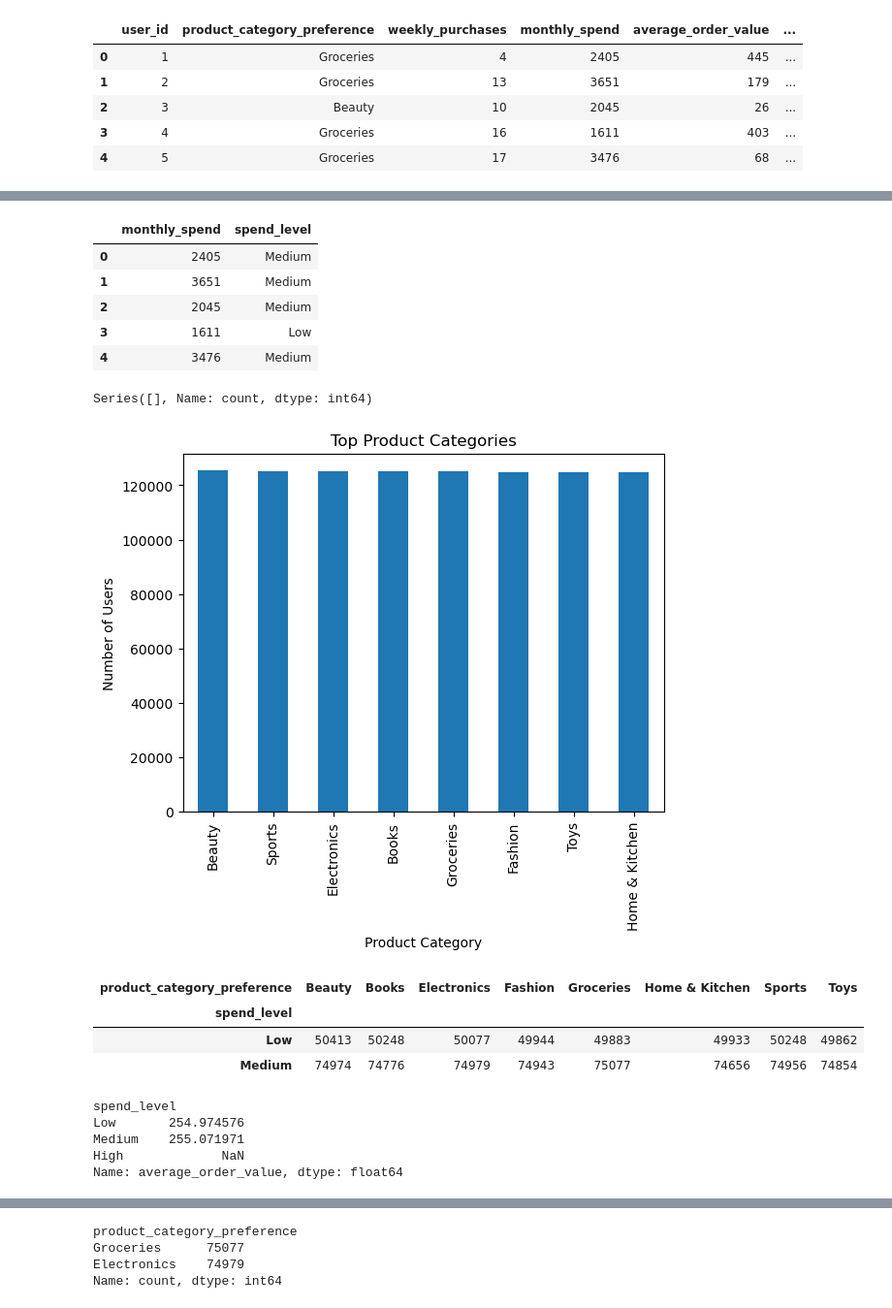
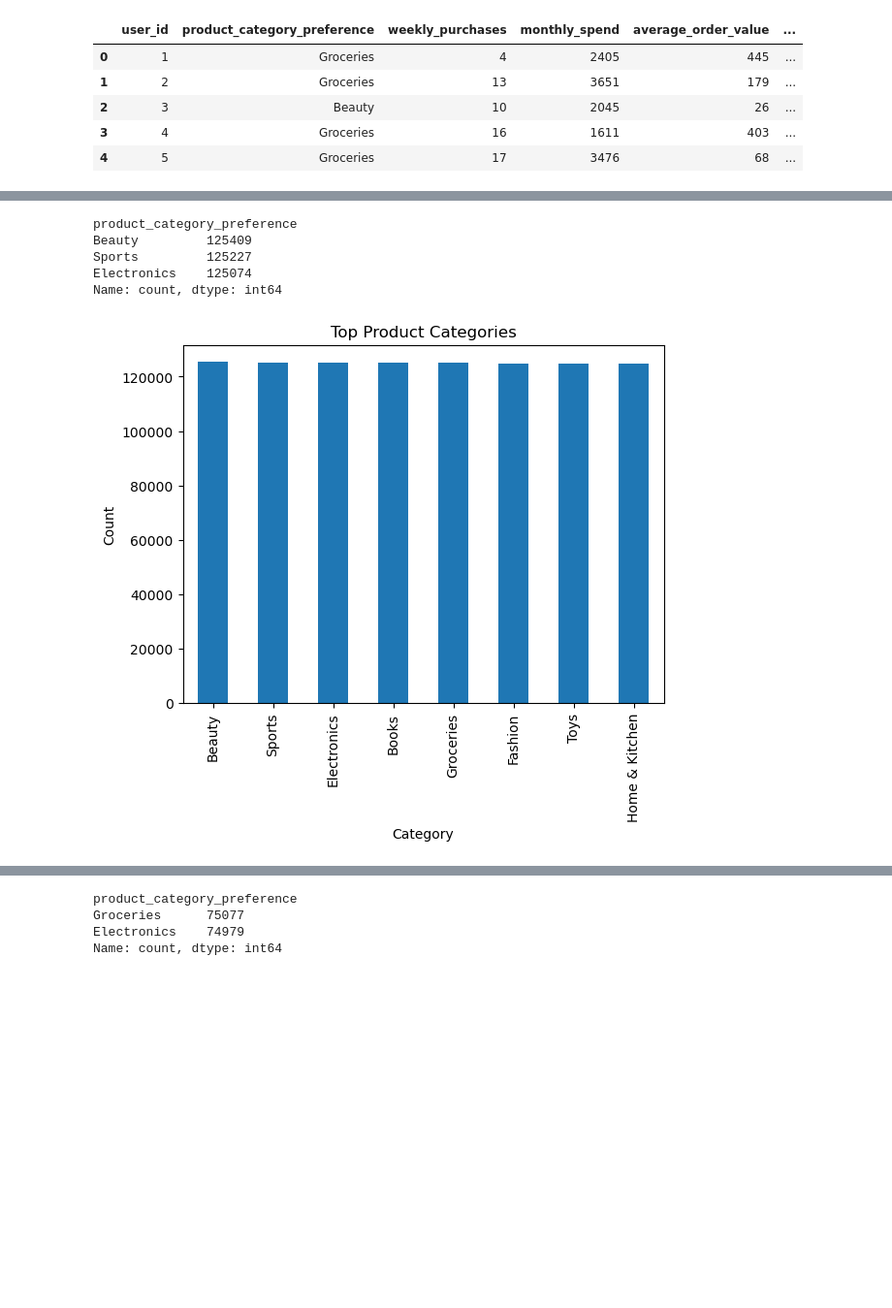
Before and after one commit to nandinisaitangella-tech/ecommerce_recommendation_project, a Jupyter notebook: notebooks/step1_load_data.ipynb, the cells around one changed output, grey strips where cells are left out. Shown at 97% size. Cells and saved outputs as stored; diff of their text form; code cells hidden in the pictures; blank space fills up the shorter version.

Commit message:
Step 1: Data loading completed with clean structure

```diff
--- a/notebooks/step1_load_data.ipynb
+++ b/notebooks/step1_load_data.ipynb
@@ -20,0 +17,14 @@ customer_df = pd.read_csv("../data/customer_behavior.csv")
+# %%
+import os
+from dotenv import load_dotenv
+import pandas as pd
+
+load_dotenv()
+
+print(os.getenv("CUSTOMER_DATA_PATH"))
+print(os.getenv("PRODUCT_DATA_PATH"))
+
+df1 = pd.read_csv(os.getenv("CUSTOMER_DATA_PATH"))
+df2 = pd.read_csv(os.getenv("PRODUCT_DATA_PATH"))
+
+print("Loaded successfully ✅")
@@ -113,23 +92,21 @@ os.listdir("../data")
 # %%
-df_reco = df_reco.copy()
+#spend levels
+
+df_reco =df1[features].copy()
 
 df_reco['spend_level'] = pd.cut(
     df_reco['monthly_spend'],
     bins=[0, 2000, 5000, 10000],
     labels=['Low', 'Medium', 'High']
 )
-
-df_reco[['monthly_spend', 'spend_level']].head()
-# %% [output]
-|  | monthly_spend | spend_level |
-| 0 | 2405 | Medium |
-| 1 | 3651 | Medium |
-| 2 | 2045 | Medium |
-| 3 | 1611 | Low |
-| 4 | 3476 | Medium |
 # %%
-df_reco[df_reco['spend_level'] == 'High']['product_category_preference'] \
-    .value_counts() \
-    .head(3)
+#recommendation function
+def recommended_top_categories():
+    return
+df_reco['product_category_preference'].value_counts().head(3)
 # %% [output]
-Series([], Name: count, dtype: int64)
+product_category_preference
+Beauty         125409
+Sports         125227
+Electronics    125074
+Name: count, dtype: int64
@@ -136,37 +122,27 @@ Series([], Name: count, dtype: int64)
 # %%
+#Visualization
 import matplotlib.pyplot as plt
 
 top_categories = df_reco['product_category_preference'].value_counts()
 
 top_categories.plot(kind='bar')
 plt.title('Top Product Categories')
-plt.xlabel('Product Category')
-plt.ylabel('Number of Users')
+plt.xlabel('Category')
+plt.ylabel('Count')
 plt.show()
 # %% [output]
-[figure, old version]
+[figure, new version]
 # %%
 pd.crosstab(
     df_reco['spend_level'],
     df_reco['product_category_preference']
 )
-# %% [output]
-| product_category_preference | Beauty | Books | Electronics | Fashion | Groceries | Home & Kitchen | Sports | Toys |
-| spend_level |  |  |  |  |  |  |  |  |
-| Low | 50413 | 50248 | 50077 | 49944 | 49883 | 49933 | 50248 | 49862 |
-| Medium | 74974 | 74776 | 74979 | 74943 | 75077 | 74656 | 74956 | 74854 |
 # %%
 # Insight:
 # Medium spend users form the majority and prefer categories like Groceries and Beauty.
 # This information can be used to prioritize recommendations for mid-spend users.
 # %%
 df_reco.groupby('spend_level')['average_order_value'].mean()
-# %% [output]
-spend_level
-Low       254.974576
-Medium    255.071971
-High             NaN
-Name: average_order_value, dtype: float64
 # %%
 df_reco.groupby('spend_level')['product_category_preference'] \
        .value_counts() \
```
Also changed, not shown: parts of 47 cells of this notebook, 6 other files.
